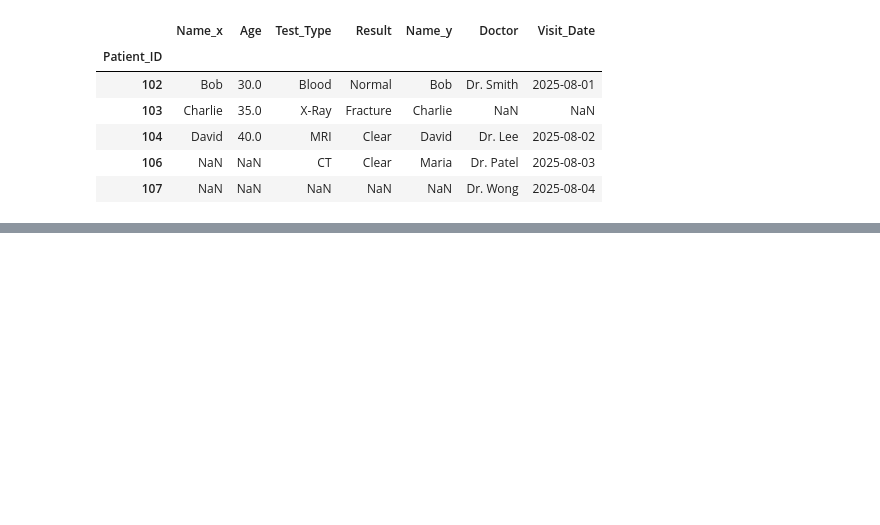
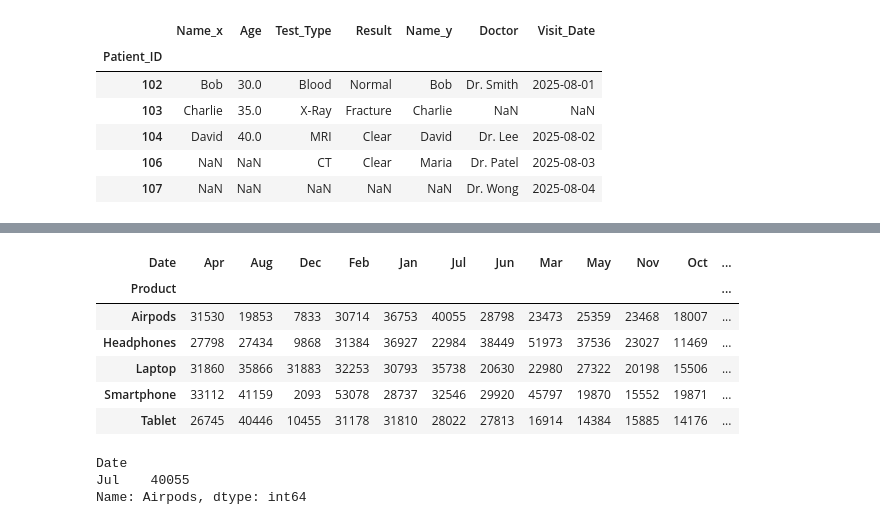
Before and after one commit to mseifoori/Machine-Learning-Exercises, a Jupyter notebook: Data_Processing/Notes/pandas_notes.ipynb, the cells around one changed output, grey strips where cells are left out. Cells and saved outputs as stored; diff of their text form; code cells hidden in the pictures; blank space fills up the shorter version.

```diff
--- a/Data_Processing/Notes/pandas_notes.ipynb
+++ b/Data_Processing/Notes/pandas_notes.ipynb
@@ -922,0 +1030,21 @@ patients_info.join(df_data, how='outer')
+# %%
+def get_month(date):
+    return date.strftime('%b')
+
+month_sales_summary = sales_df.groupby([sales_df['Date'].apply(get_month), 'Product'])['Number of Sales'].sum().unstack(level='Date')
+month_sales_summary
+# %% [output]
+| Date | Apr | Aug | Dec | Feb | Jan | Jul | Jun | Mar | May | Nov | Oct | ... |
+| Product |  |  |  |  |  |  |  |  |  |  |  | ... |
+| Airpods | 31530 | 19853 | 7833 | 30714 | 36753 | 40055 | 28798 | 23473 | 25359 | 23468 | 18007 | ... |
+| Headphones | 27798 | 27434 | 9868 | 31384 | 36927 | 22984 | 38449 | 51973 | 37536 | 23027 | 11469 | ... |
+| Laptop | 31860 | 35866 | 31883 | 32253 | 30793 | 35738 | 20630 | 22980 | 27322 | 20198 | 15506 | ... |
+| Smartphone | 33112 | 41159 | 2093 | 53078 | 28737 | 32546 | 29920 | 45797 | 19870 | 15552 | 19871 | ... |
+| Tablet | 26745 | 40446 | 10455 | 31178 | 31810 | 28022 | 27813 | 16914 | 14384 | 15885 | 14176 | ... |
+# %%
+# To find a record (and the related feature) when you have the data:
+month_sales_summary.loc['Airpods'][month_sales_summary.loc['Airpods'] == month_sales_summary.loc['Airpods'].max()]
+# %% [output]
+Date
+Jul    40055
+Name: Airpods, dtype: int64
```
Also changed, not shown: parts of 13 cells of this notebook, 2 other files.
